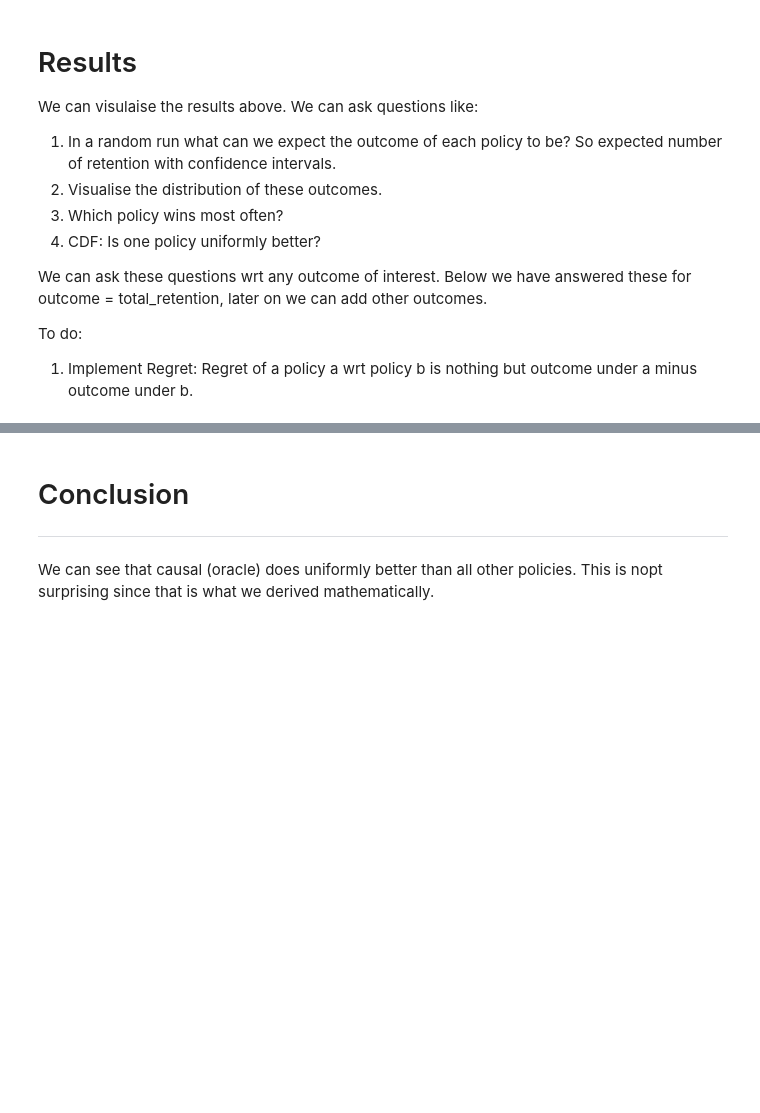
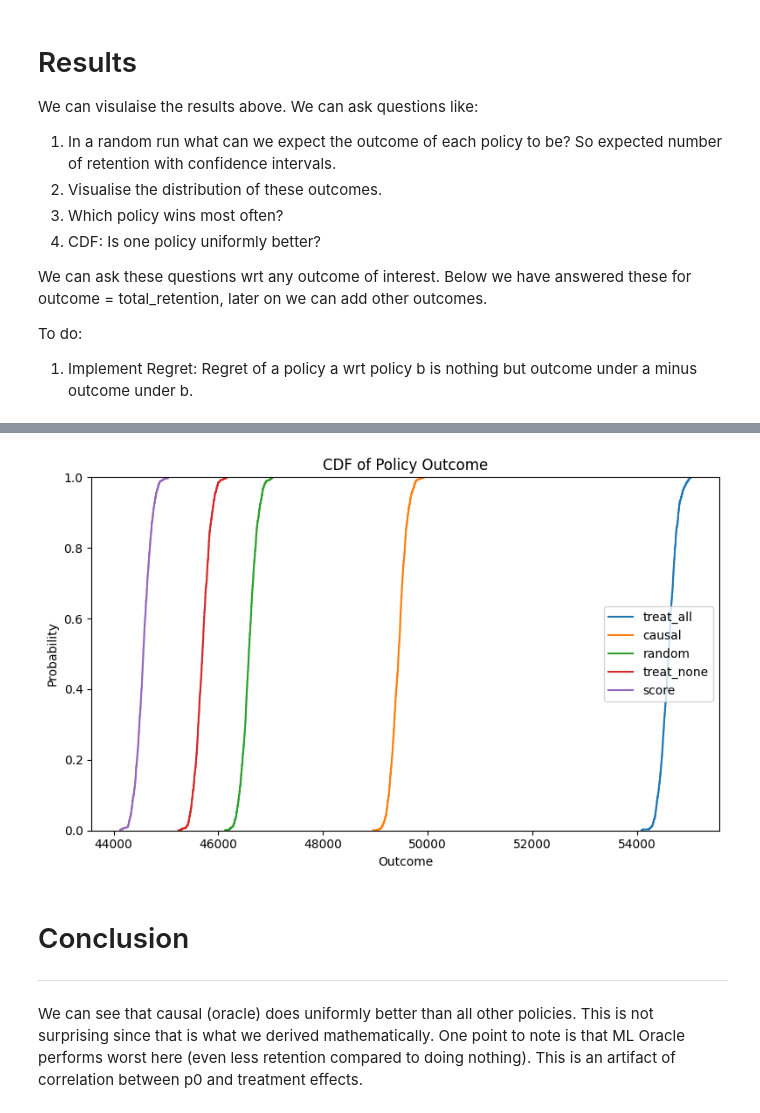
Before and after one commit to Nitesh-K-Singh/Natural-experiments-in-ML-Systems, a Jupyter notebook: notebooks/Notebook 1.ipynb, the cells around one changed output, grey strips where cells are left out. Saved outputs shown, nothing was run; the diff lists cells and outputs as text; code cells hidden in the pictures; blank space fills up the shorter version.

```diff
--- a/notebooks/Notebook 1.ipynb
+++ b/notebooks/Notebook 1.ipynb
@@ -601,5 +555,9 @@ plt.show()
+# %%
+plot_policy_ecdf(df_long, metric='outcome', order = None)
+# %% [output]
+[figure, added]
 # %% [markdown]
 # Conclusion
 ---
 
-We can see that causal (oracle) does uniformly better than all other policies. This is nopt surprising since that is what we derived mathematically.
+We can see that causal (oracle) does uniformly better than all other policies. This is not surprising since that is what we derived mathematically. One point to note is that ML Oracle performs worst here (even less retention compared to doing nothing). This is an artifact of correlation between p0 and treatment effects.
```
Also changed, not shown: parts of 13 cells of this notebook, 3 other files.
